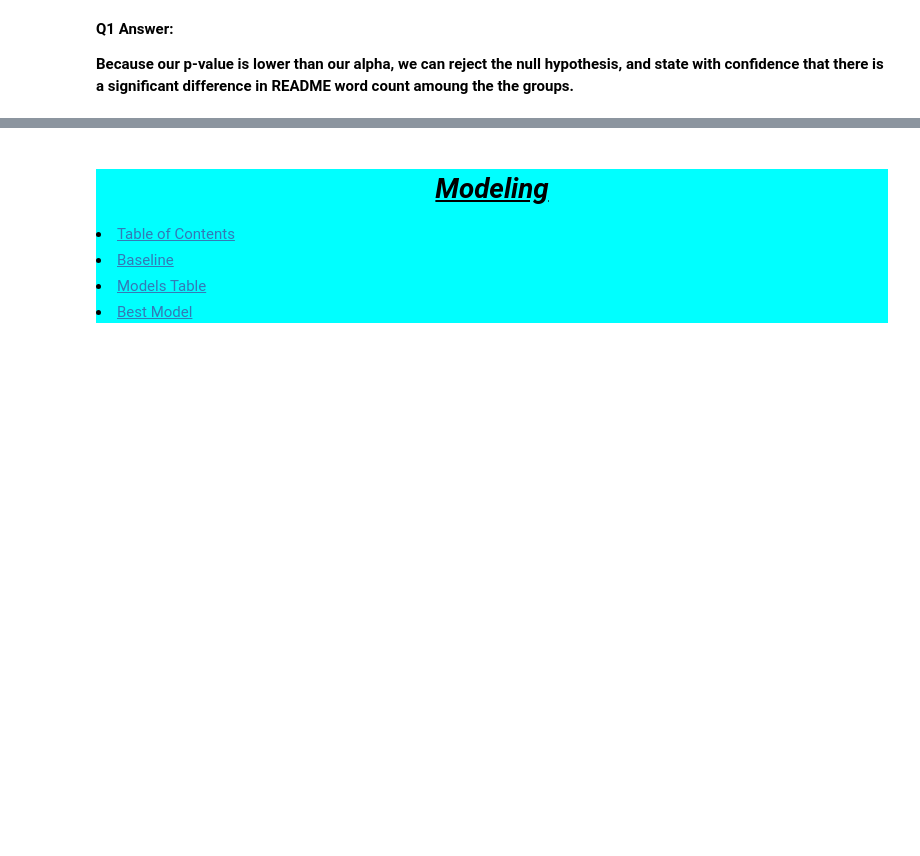
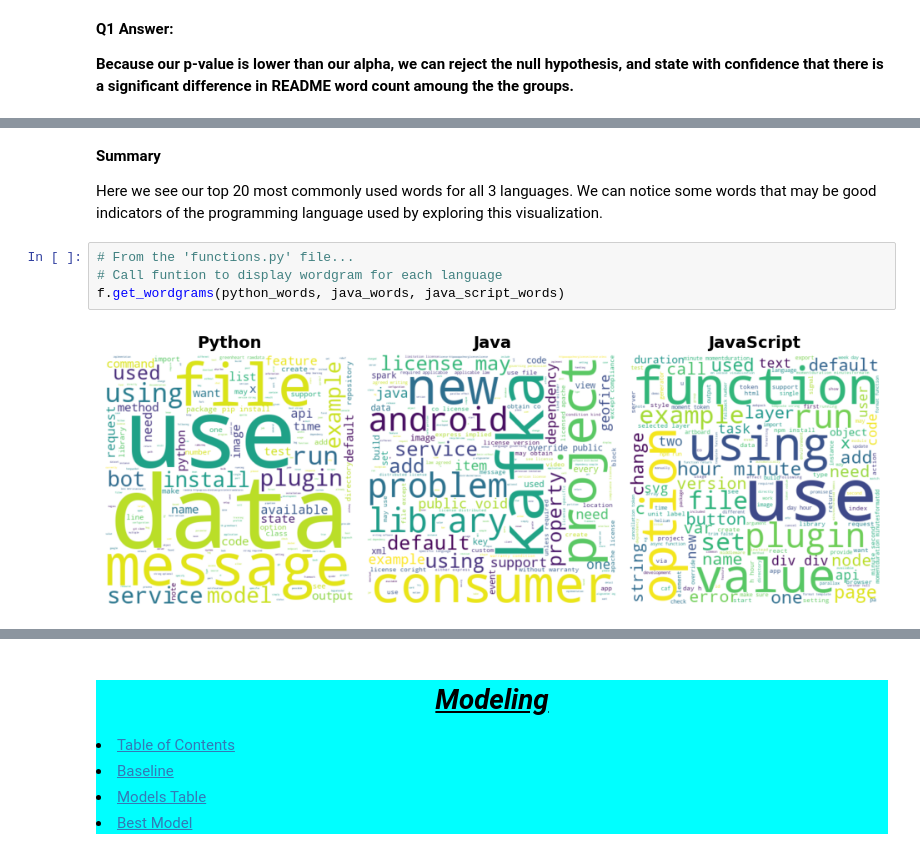
Before and after one commit to skylerschnee/nlp-project, a Jupyter notebook: final_report.ipynb, the cells around one changed output, grey strips where cells are left out. Drawn from its saved outputs; the diff is of its cells as text; blank space fills up the shorter version.

```diff
--- a/final_report.ipynb
+++ b/final_report.ipynb
@@ -129,0 +142,10 @@ import functions as f
+# %% [markdown]
+**Summary**
+
+Here we see our top 20 most commonly used words for all 3 languages. We can notice some words that may be good indicators of the programming language used by exploring this visualization.
+# %%
+# From the 'functions.py' file...
+# Call funtion to display wordgram for each language
+f.get_wordgrams(python_words, java_words, java_script_words)
+# %% [output]
+[figure, added]
```
Also changed, not shown: parts of 30 cells of this notebook.
